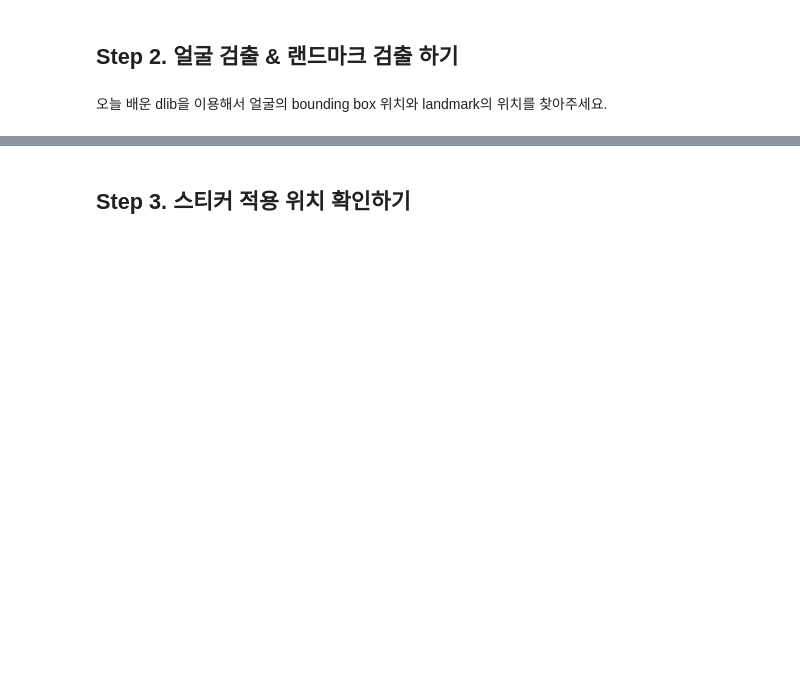
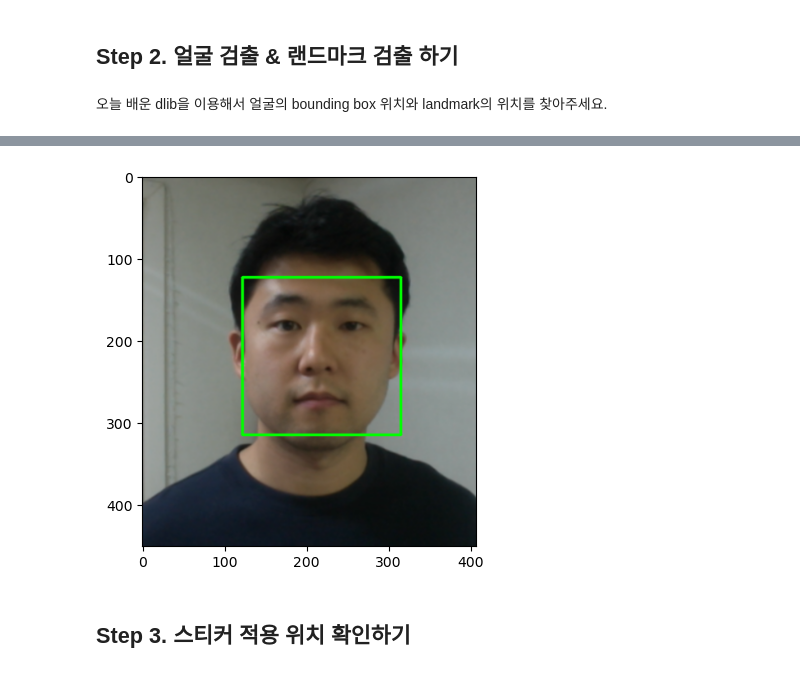
Before and after one commit to seuyon0101/aiffel, a Jupyter notebook: [E-07] 카메라 스티커앱 만들기 첫걸음.ipynb, the cells around one changed output, grey strips where cells are left out. Drawn from its saved outputs; the diff is of its cells as text; code cells hidden in the pictures; blank space fills up the shorter version.

```diff
--- a/[E-07] 카메라 스티커앱 만들기 첫걸음.ipynb
+++ b/[E-07] 카메라 스티커앱 만들기 첫걸음.ipynb
@@ -19,2 +40,16 @@ my_image_path = '../data/camera_sticker/image.png'
+# %%
+for dlib_rect in dlib_rects: # 찾은 얼굴 영역의 좌표
+    l = dlib_rect.left() # 왼쪽
+    t = dlib_rect.top() # 위쪽
+    r = dlib_rect.right() # 오른쪽
+    b = dlib_rect.bottom() # 아래쪽
+
+    cv.rectangle(face, (l,t),(r,b),(0,255,0),2,lineType=cv.LINE_AA)
+
+face_show_rgb = cv.cvtColor(face, cv.COLOR_BGR2RGB)
+plt.imshow(face_show_rgb)
+plt.show()
+# %% [output]
+[figure, added]
 # %% [markdown]
 ## Step 3. 스티커 적용 위치 확인하기
```
Also changed, not shown: parts of 44 cells of this notebook.
